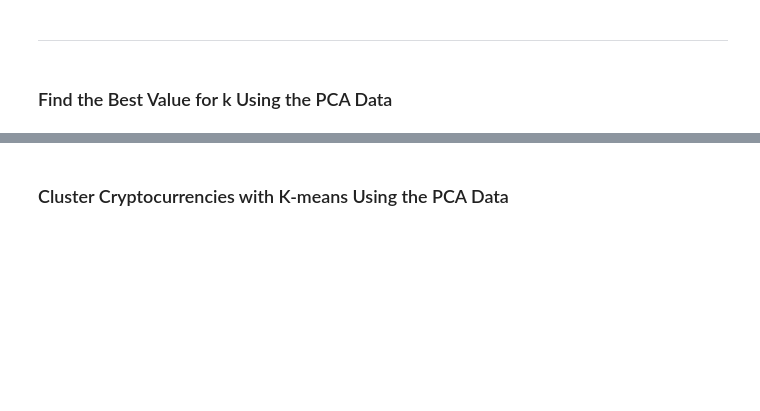
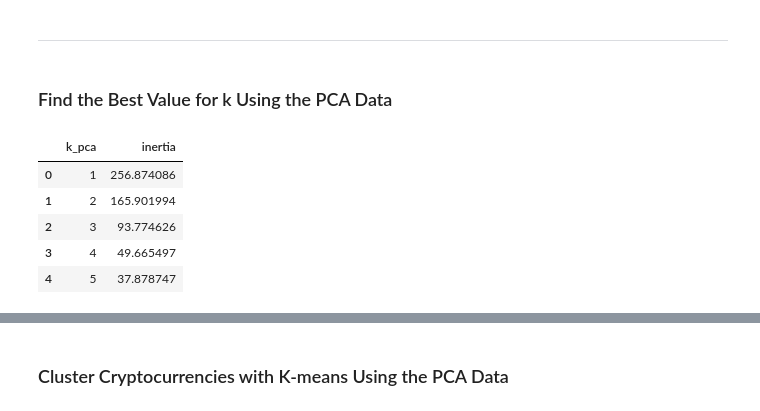
Before and after one commit to msryannhawkins/CryptoClustering, a Jupyter notebook: Crypto_Clustering.ipynb, the cells around one changed output, grey strips where cells are left out. Drawn from its saved outputs; the diff is of its cells as text; code cells hidden in the pictures; blank space fills up the shorter version.

```diff
--- a/Crypto_Clustering.ipynb
+++ b/Crypto_Clustering.ipynb
@@ -210,5 +267,20 @@ elbow_plot
 ### Find the Best Value for k Using the PCA Data
 # %%
 # Create a list with the number of k-values from 1 to 11
+k_pca=list(range(1,11))
+# %%
+# Create an empty list to store the inertia values
+inertia_val = []
+
+# Create a for loop to compute the inertia with each possible value of k
+
+for i in kval:
+    # Inside the loop:
+    # 1. Create a KMeans model using the loop counter for the n_clusters
+    k_model = KMeans(n_clusters=i, random_state=0)
+    # 2. Fit the model to the data using `df_market_data_scaled`
+    k_model.fit(scaled_df_market)
+    # 3. Append the model.inertia_ to the inertia list
+    inertia_val.append(k_model.inertia_)
 # %%
 # Create an empty list to store the inertia values
@@ -222,7 +298,17 @@ elbow_plot
 # %%
 # Create a dictionary with the data to plot the Elbow curve
+PCA_elbow_data = {'k_pca': k_pca , 'inertia': pca_inertia_val}
 
 # Create a DataFrame with the data to plot the Elbow curve
+PCA_elbow_df = pd.DataFrame(PCA_elbow_data)
+PCA_elbow_df.head()
+# %% [output]
+|  | k_pca | inertia |
+| 0 | 1 | 256.874086 |
+| 1 | 2 | 165.901994 |
+| 2 | 3 | 93.774626 |
+| 3 | 4 | 49.665497 |
+| 4 | 5 | 37.878747 |
 # %%
 # Plot a line chart with all the inertia values computed with
 # the different values of k to visually identify the optimal value for k.
```
Also changed, not shown: parts of 25 cells of this notebook.
